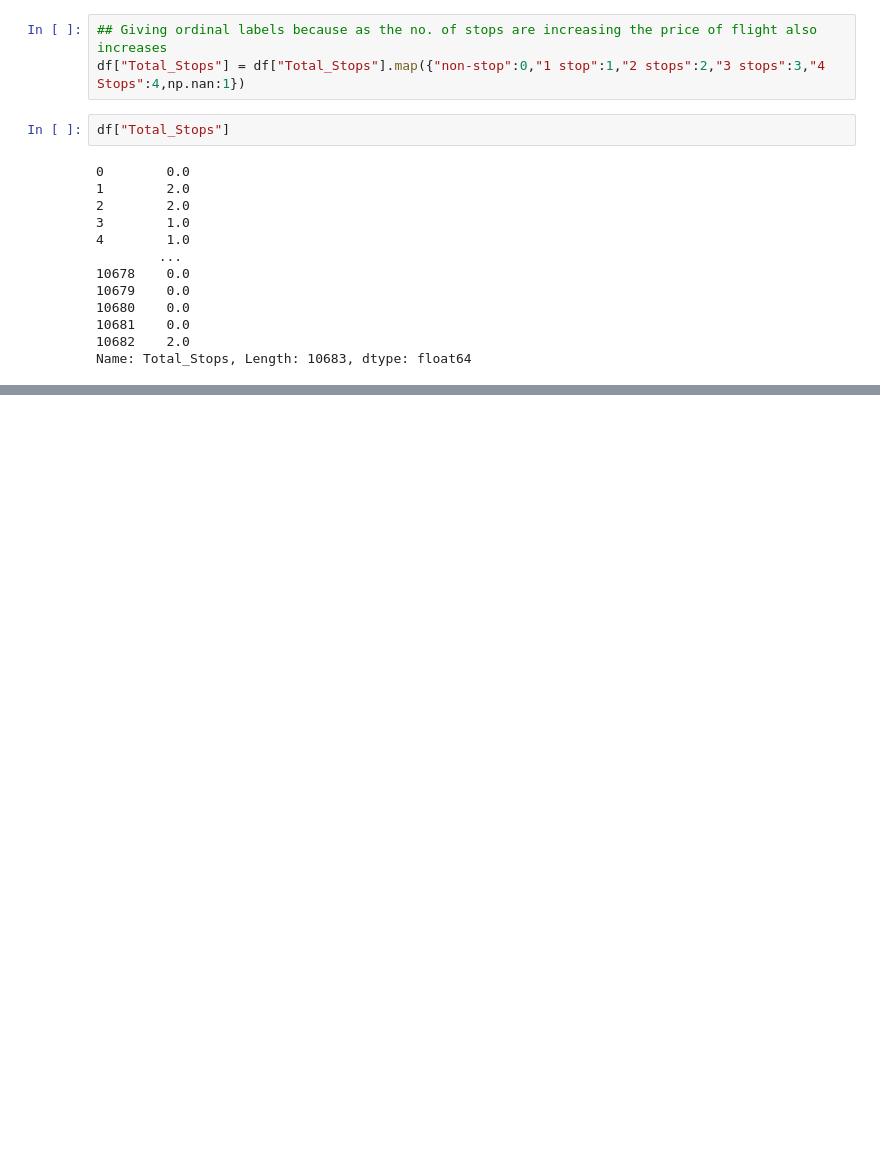
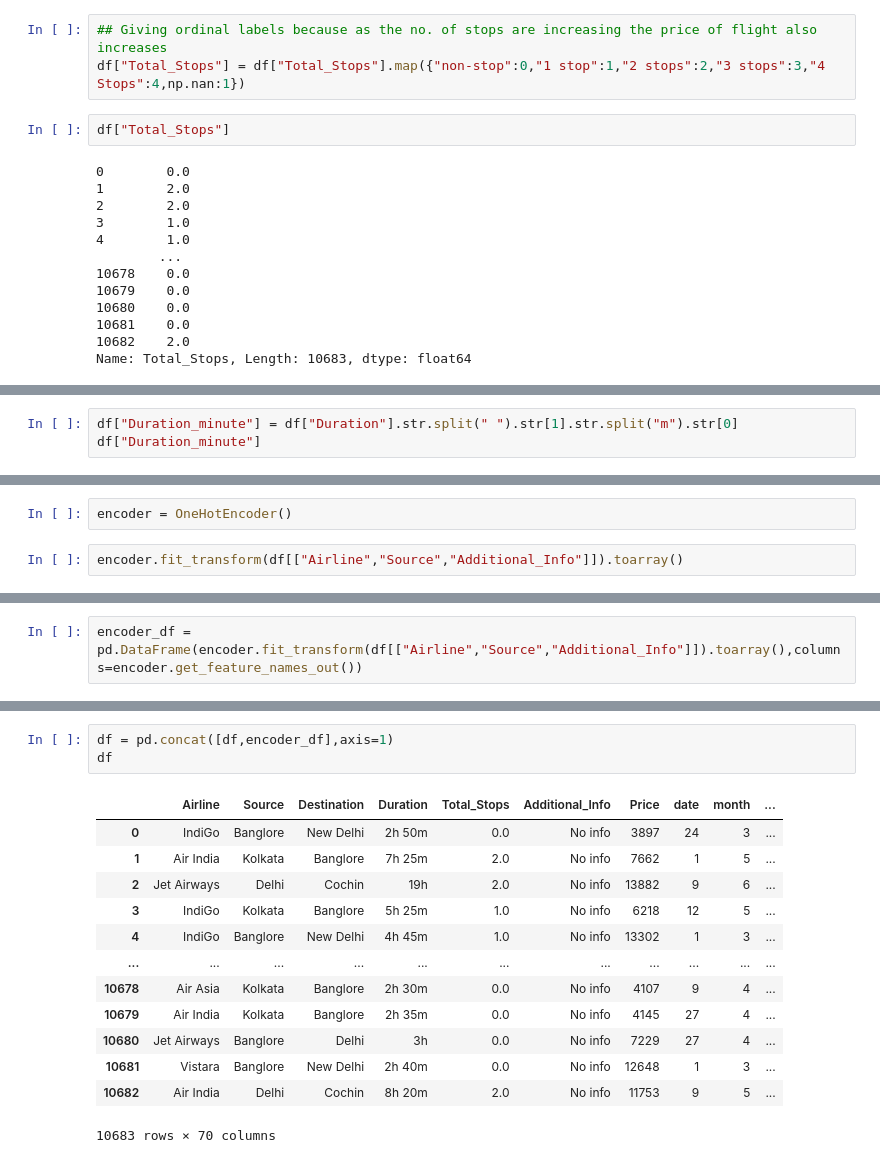
Before and after one commit to trish-2610/Python_Notes-, a Jupyter notebook: EDA and Feature Engineering/EDA_FE_Flight_price_prediction.ipynb, the cells around one changed output, grey strips where cells are left out. Saved outputs shown, nothing was run; the diff lists cells and outputs as text; blank space fills up the shorter version.

```diff
--- a/EDA and Feature Engineering/EDA_FE_Flight_price_prediction.ipynb
+++ b/EDA and Feature Engineering/EDA_FE_Flight_price_prediction.ipynb
@@ -288,0 +303,3 @@ df[df["Total_Stops"].isnull()]
+# %%
+df["Duration_minute"] = df["Duration"].str.split(" ").str[1].str.split("m").str[0]
+df["Duration_minute"]
@@ -288,0 +340,4 @@ df[df["Total_Stops"].isnull()]
+# %%
+encoder = OneHotEncoder()
+# %%
+encoder.fit_transform(df[["Airline","Source","Additional_Info"]]).toarray()
@@ -288,0 +352,2 @@ df[df["Total_Stops"].isnull()]
+# %%
+encoder_df = pd.DataFrame(encoder.fit_transform(df[["Airline","Source","Additional_Info"]]).toarray(),columns=encoder.get_feature_names_out())
@@ -288,0 +370,17 @@ df[df["Total_Stops"].isnull()]
+# %%
+df = pd.concat([df,encoder_df],axis=1)
+df
+# %% [output]
+|  | Airline | Source | Destination | Duration | Total_Stops | Additional_Info | Price | date | month | ... |
+| 0 | IndiGo | Banglore | New Delhi | 2h 50m | 0.0 | No info | 3897 | 24 | 3 | ... |
+| 1 | Air India | Kolkata | Banglore | 7h 25m | 2.0 | No info | 7662 | 1 | 5 | ... |
+| 2 | Jet Airways | Delhi | Cochin | 19h | 2.0 | No info | 13882 | 9 | 6 | ... |
+| 3 | IndiGo | Kolkata | Banglore | 5h 25m | 1.0 | No info | 6218 | 12 | 5 | ... |
+| 4 | IndiGo | Banglore | New Delhi | 4h 45m | 1.0 | No info | 13302 | 1 | 3 | ... |
+| ... | ... | ... | ... | ... | ... | ... | ... | ... | ... | ... |
+| 10678 | Air Asia | Kolkata | Banglore | 2h 30m | 0.0 | No info | 4107 | 9 | 4 | ... |
+| 10679 | Air India | Kolkata | Banglore | 2h 35m | 0.0 | No info | 4145 | 27 | 4 | ... |
+| 10680 | Jet Airways | Banglore | Delhi | 3h | 0.0 | No info | 7229 | 27 | 4 | ... |
+| 10681 | Vistara | Banglore | New Delhi | 2h 40m | 0.0 | No info | 12648 | 1 | 3 | ... |
+| 10682 | Air India | Delhi | Cochin | 8h 20m | 2.0 | No info | 11753 | 9 | 5 | ... |
+10683 rows × 70 columns
```
Also changed, not shown: parts of 11 cells of this notebook.
